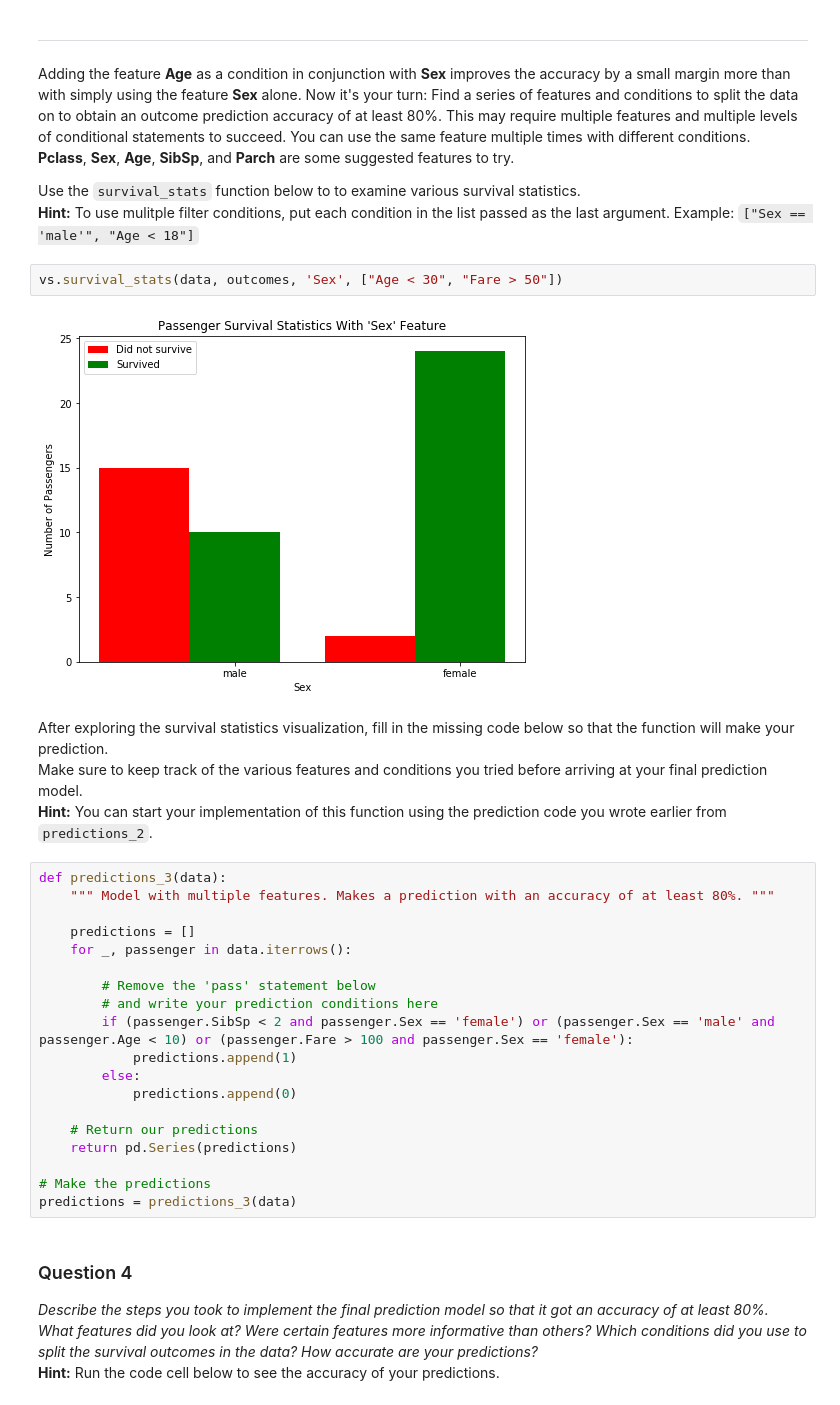
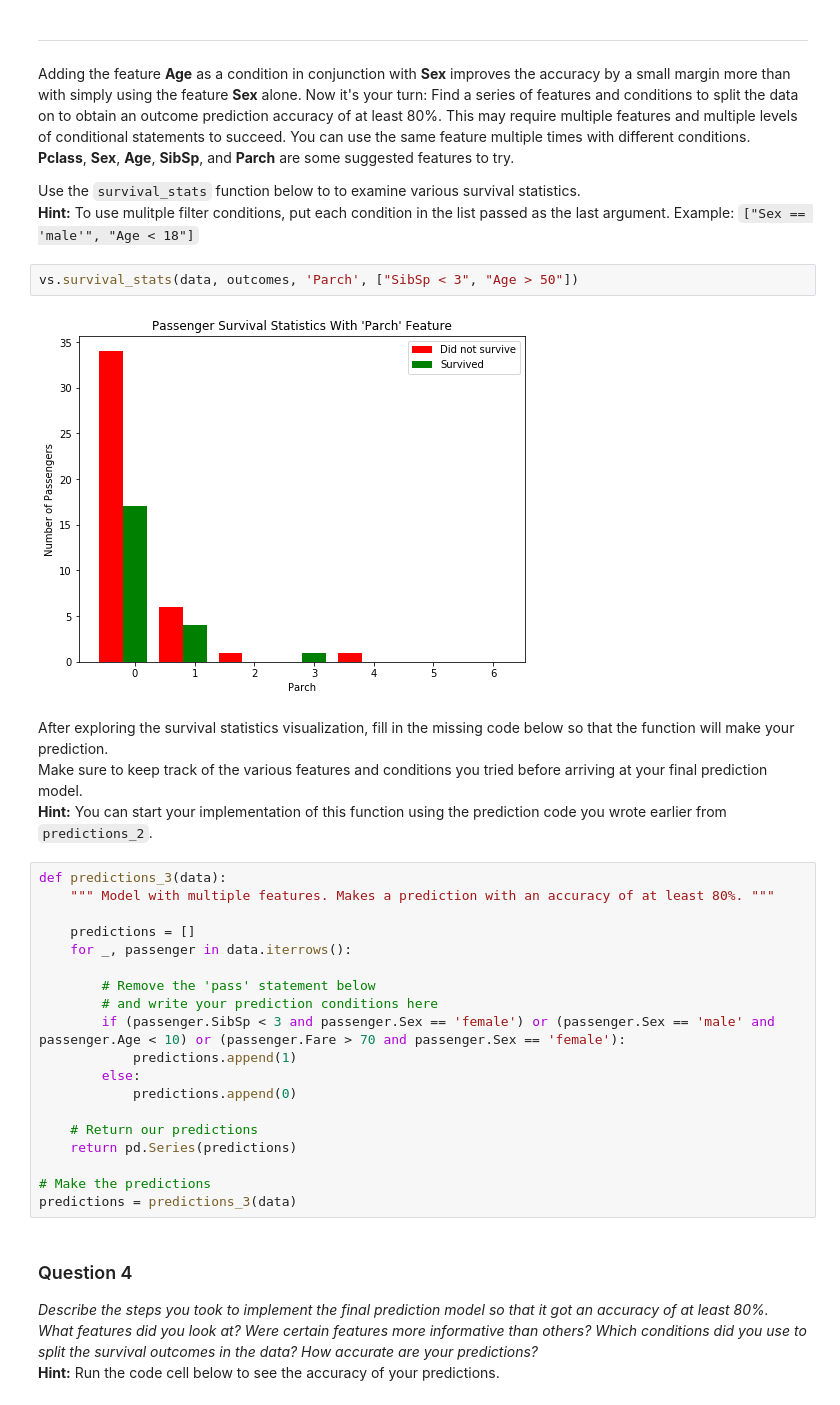
Before and after one commit to btatsis/MLND, a Jupyter notebook: titanic_survival_exploration/titanic_survival_exploration.ipynb, the cells around one changed output. Saved outputs shown, nothing was run; the diff lists cells and outputs as text.

```diff
--- a/titanic_survival_exploration/titanic_survival_exploration.ipynb
+++ b/titanic_survival_exploration/titanic_survival_exploration.ipynb
@@ -214,9 +214,9 @@ Adding the feature **Age** as a condition in conjunction with **Sex** improves t
 Use the `survival_stats` function below to to examine various survival statistics.
 **Hint:** To use mulitple filter conditions, put each condition in the list passed as the last argument. Example: `["Sex == 'male'", "Age < 18"]`
 # %%
-vs.survival_stats(data, outcomes, 'Sex', ["Age < 30", "Fare > 50"])
+vs.survival_stats(data, outcomes, 'Parch', ["SibSp < 3", "Age > 50"])
 # %% [output]
-[figure, old version]
+[figure, new version]
 # %% [markdown]
 After exploring the survival statistics visualization, fill in the missing code below so that the function will make your prediction.
 Make sure to keep track of the various features and conditions you tried before arriving at your final prediction model.
@@ -230,7 +230,7 @@ def predictions_3(data):
 
         # Remove the 'pass' statement below
         # and write your prediction conditions here
-        if (passenger.SibSp < 2 and passenger.Sex == 'female') or (passenger.Sex == 'male' and passenger.Age < 10) or (passenger.Fare > 100 and passenger.Sex == 'female'):
+        if (passenger.SibSp < 3 and passenger.Sex == 'female') or (passenger.Sex == 'male' and passenger.Age < 10) or (passenger.Fare > 70 and passenger.Sex == 'female'):
             predictions.append(1)
         else:
             predictions.append(0)
```
Also changed, not shown: parts of 7 cells of this notebook.
